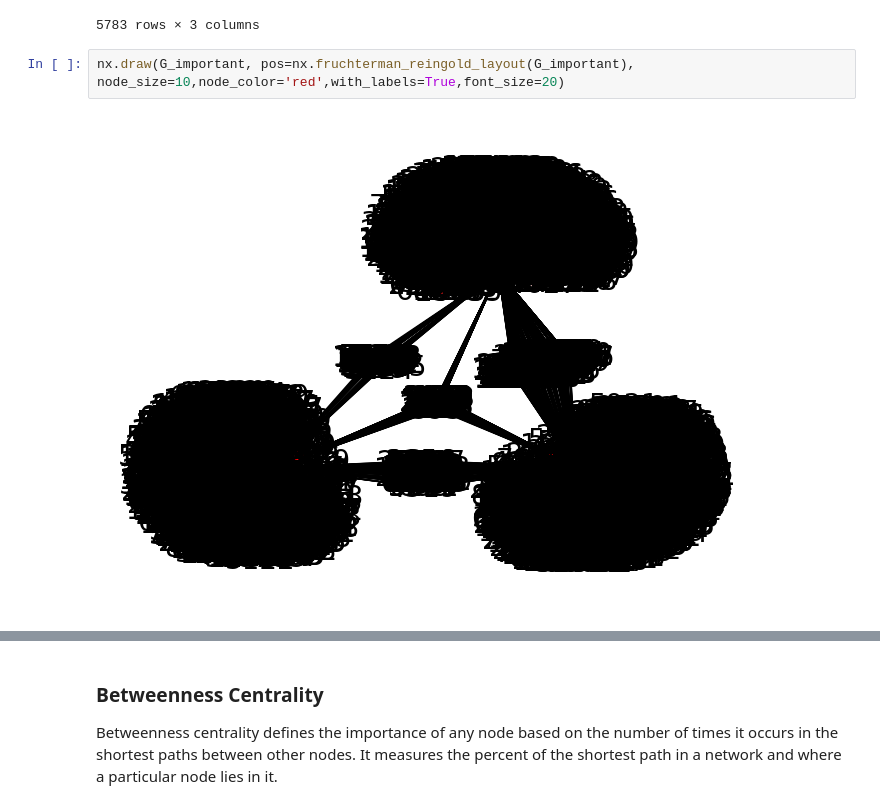
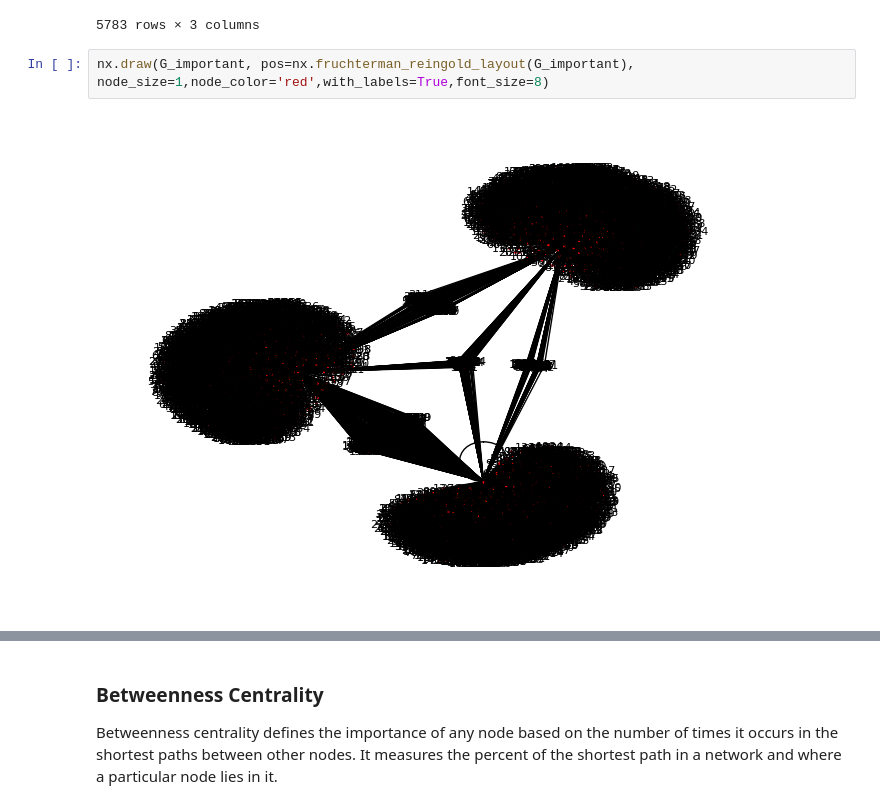
Before and after one commit to HansHenseler/masdav2024, a Jupyter notebook: Part_7_Email_analytics_and_visualisation.ipynb, the cells around one changed output, grey strips where cells are left out. Cells and saved outputs as stored; diff of their text form.

```diff
--- a/Part_7_Email_analytics_and_visualisation.ipynb
+++ b/Part_7_Email_analytics_and_visualisation.ipynb
@@ -346,6 +347,6 @@ important_persons
 | 357000 | 84519 | 361 | 1 |
 5783 rows × 3 columns
 # %%
-nx.draw(G_important, pos=nx.fruchterman_reingold_layout(G_important), node_size=10,node_color='red',with_labels=True,font_size=20)
+nx.draw(G_important, pos=nx.fruchterman_reingold_layout(G_important), node_size=1,node_color='red',with_labels=True,font_size=8)
 # %% [output]
-[figure, old version]
+[figure, new version]
```
Also changed, not shown: parts of 9 cells of this notebook.
